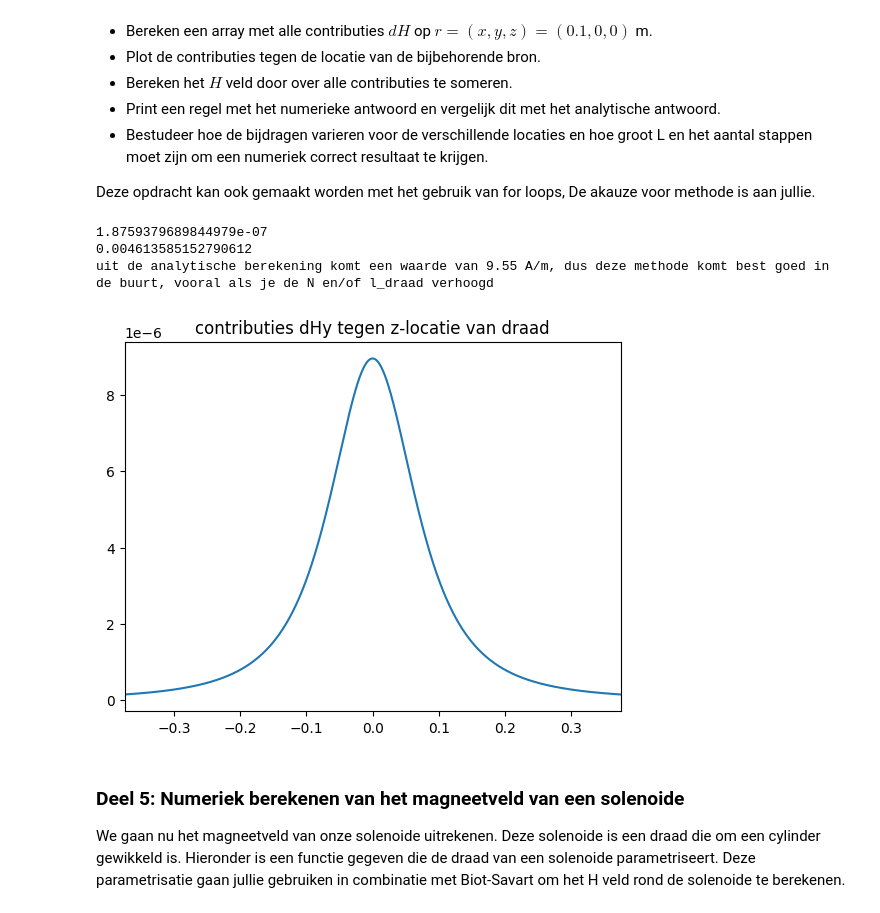
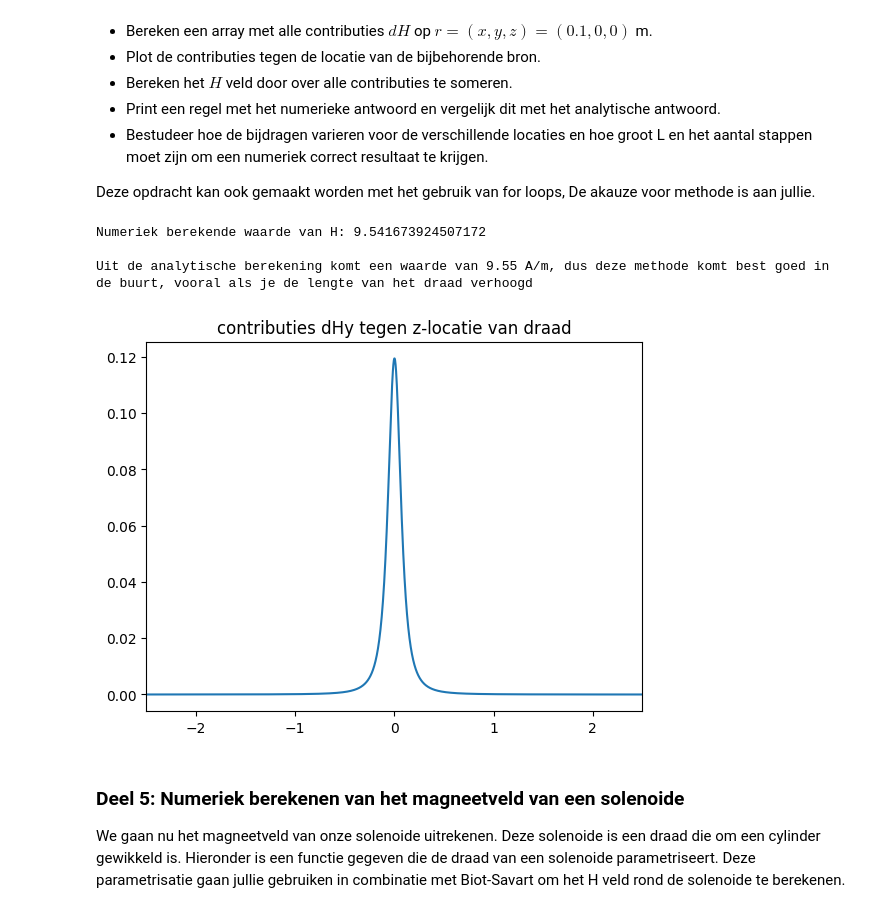
Before and after one commit to HugovKrevel/HugovK-DEF-D, a Jupyter notebook: KrachtactuatorOpdracht.ipynb, the cells around one changed output. Saved outputs shown, nothing was run; the diff lists cells and outputs as text; code cells hidden in the pictures.

```diff
--- a/KrachtactuatorOpdracht.ipynb
+++ b/KrachtactuatorOpdracht.ipynb
@@ -363,32 +365,33 @@ Nu gaan we met behulp van de numerieke implementatie van de wet van Biot-Savart
 
 Deze opdracht kan ook gemaakt worden met het gebruik van for loops, De akauze voor methode is aan jullie.
 # %%
-l_draad =0.75
+l_draad =5
 I = 6
 r_field=np.array([0.1, 0, 0])
 N= 2000
 z = np.linspace(-l_draad/2, l_draad/2, N)
-dz = (z[1]-z[0])/N
+dz = (z[1]-z[0])
 dl = [0,0,z]
-print(dz)
-dl = np.array([0,0,dz])
-#dl = [0,0,dz]
+#print(dz)
+#dl = np.array([0,0,dz])
+dl = [0,0,dz]
 # dHy = (I/4pi)(xdz)/((x^2+z^2)^(3/2))
 dHy = (I/(4*np.pi)) * (0.1 * dz) / ((0.1**2 + z**2)**(3/2))
 H=np.sum(dHy)
-print(H)
-print("uit de analytische berekening komt een waarde van 9.55 A/m, dus deze methode komt best goed in de buurt, vooral als je de N en/of l_draad verhoogd")
+print("Numeriek berekende waarde van H:", H)
+print()
+print("Uit de analytische berekening komt een waarde van 9.55 A/m, dus deze methode komt best goed in de buurt, vooral als je de lengte van het draad verhoogd")
 
 plt.figure()
 plt.xlim(-l_draad/2,l_draad/2)
 plt.plot(z,dHy)
 plt.title('contributies dHy tegen z-locatie van draad')
 plt.show()
 # %% [output]
-1.8759379689844979e-07
-0.004613585152790612
-uit de analytische berekening komt een waarde van 9.55 A/m, dus deze methode komt best goed in de buurt, vooral als je de N en/of l_draad verhoogd
+Numeriek berekende waarde van H: 9.541673924507172
+
+Uit de analytische berekening komt een waarde van 9.55 A/m, dus deze methode komt best goed in de buurt, vooral als je de lengte van het draad verhoogd
-[figure, old version]
+[figure, new version]
 # %% [markdown]
 ### Deel 5: Numeriek berekenen van het magneetveld van een solenoide
 
```
Also changed, not shown: parts of 3 cells of this notebook.
